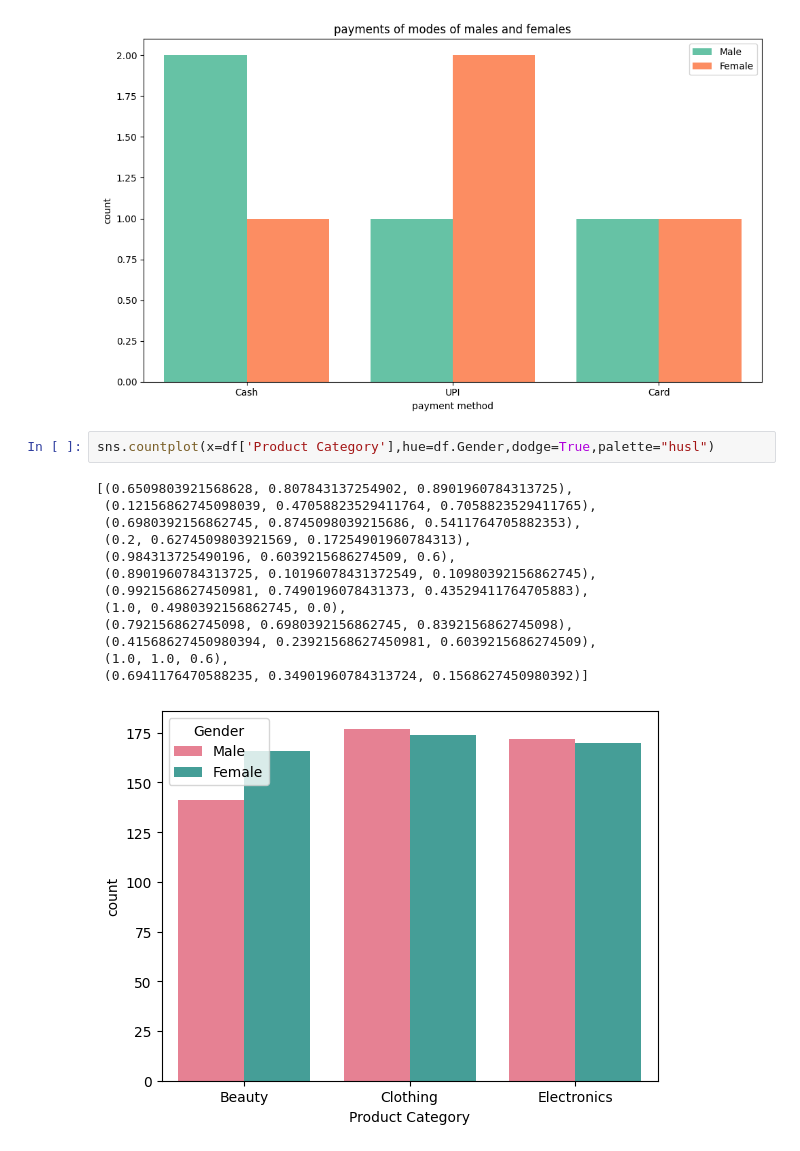
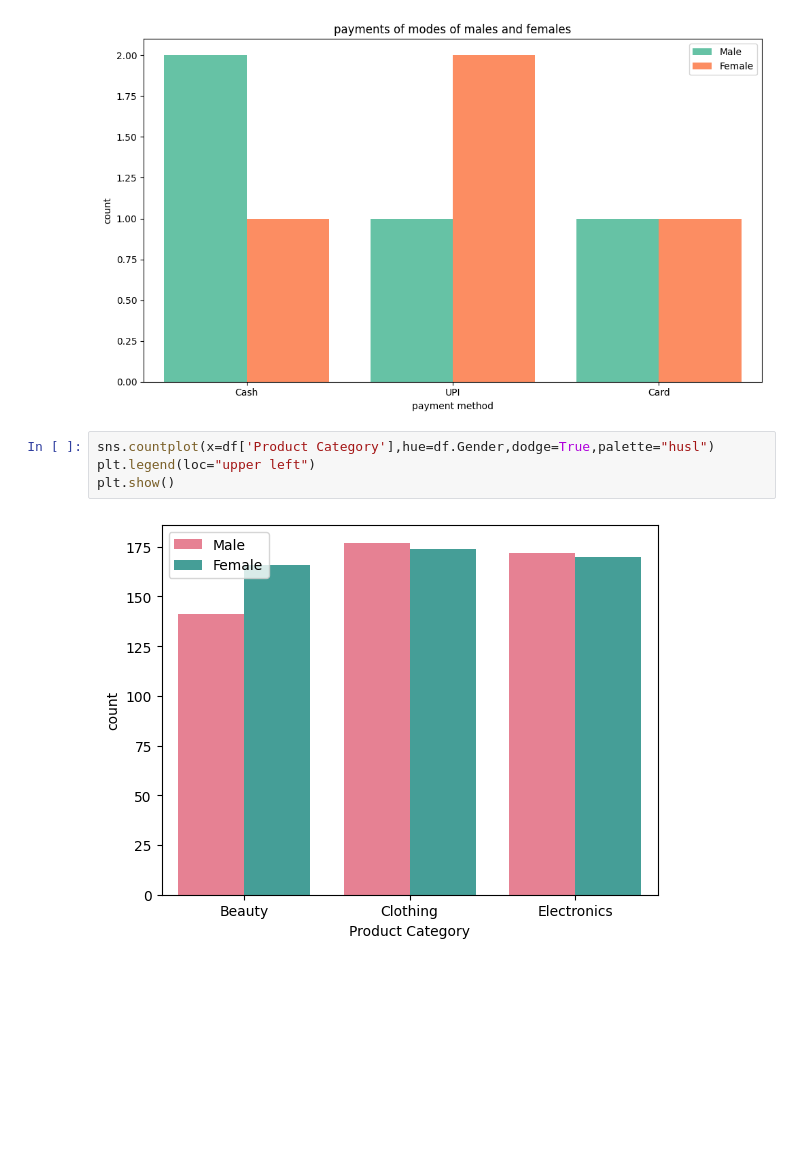
Before and after one commit to esairajesh2-droid/visualization-_learning, a Jupyter notebook: simplevisualization5.ipynb, the cells around one changed output. Drawn from its saved outputs; the diff is of its cells as text; blank space fills up the shorter version.

```diff
--- a/simplevisualization5.ipynb
+++ b/simplevisualization5.ipynb
@@ -298,17 +300,7 @@ plt.show()
 [figure]
 # %%
 sns.countplot(x=df['Product Category'],hue=df.Gender,dodge=True,palette="husl")
+plt.legend(loc="upper left")
+plt.show()
 # %% [output]
-[(0.6509803921568628, 0.807843137254902, 0.8901960784313725),
- (0.12156862745098039, 0.47058823529411764, 0.7058823529411765),
- (0.6980392156862745, 0.8745098039215686, 0.5411764705882353),
- (0.2, 0.6274509803921569, 0.17254901960784313),
- (0.984313725490196, 0.6039215686274509, 0.6),
- (0.8901960784313725, 0.10196078431372549, 0.10980392156862745),
- (0.9921568627450981, 0.7490196078431373, 0.43529411764705883),
- (1.0, 0.4980392156862745, 0.0),
- (0.792156862745098, 0.6980392156862745, 0.8392156862745098),
- (0.41568627450980394, 0.23921568627450981, 0.6039215686274509),
- (1.0, 1.0, 0.6),
- (0.6941176470588235, 0.34901960784313724, 0.1568627450980392)]
-[figure, old version]
+[figure, new version]
```
Also changed, not shown: parts of 4 cells of this notebook.
